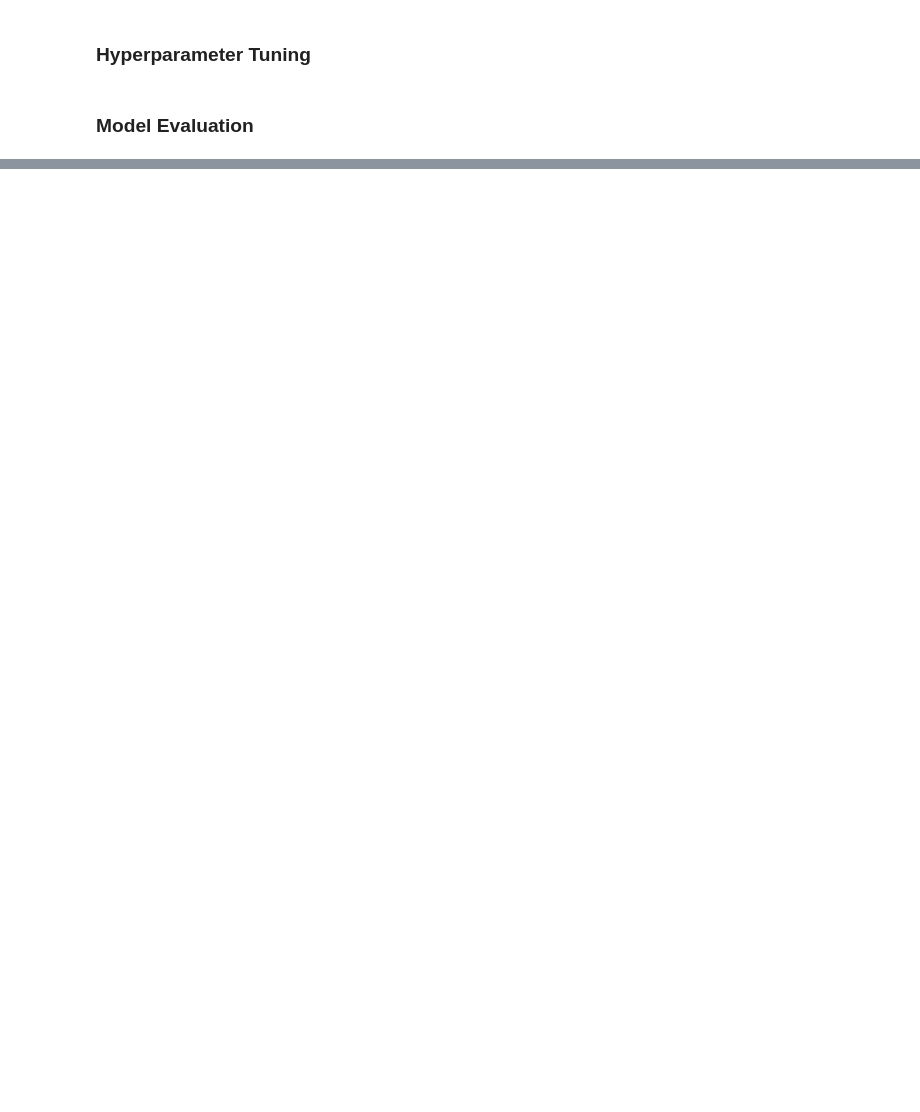
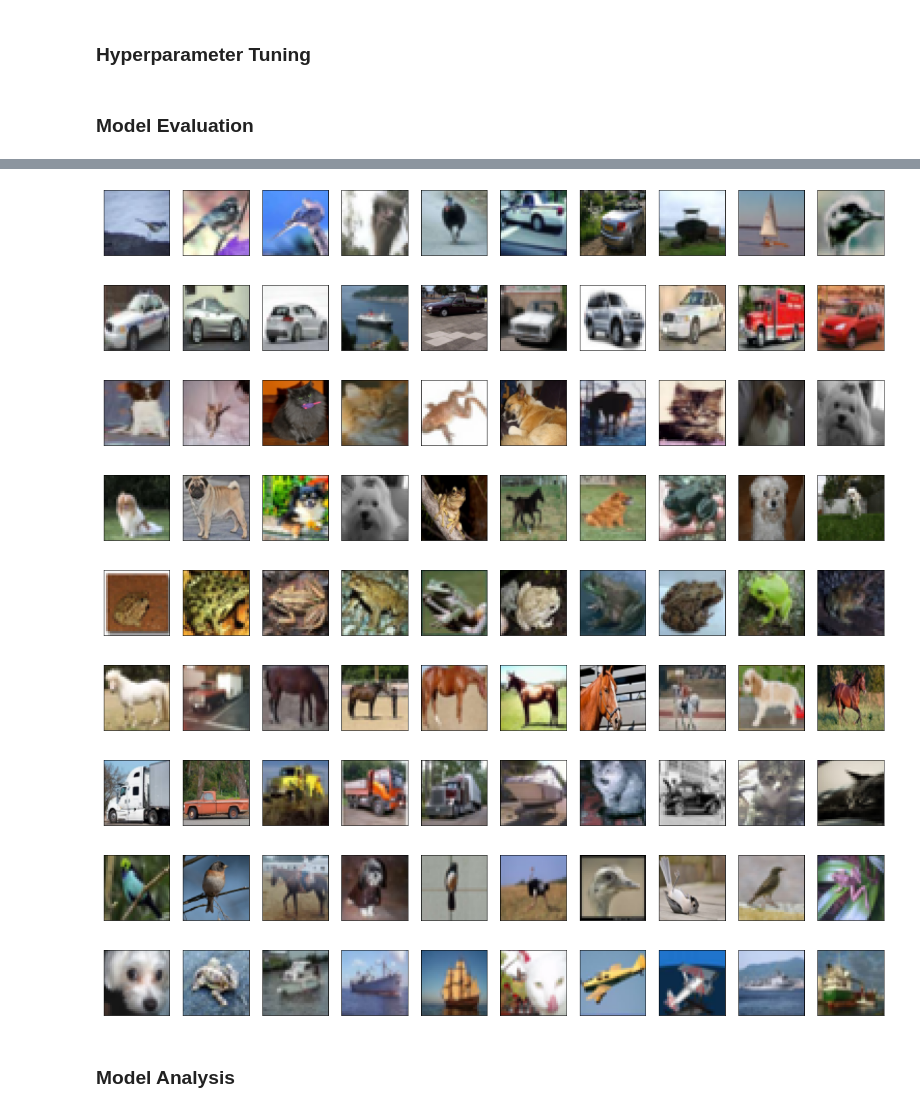
Before and after one commit to rish-16/cs4243-project, a Jupyter notebook: refactoring.ipynb, the cells around one changed output, grey strips where cells are left out. Saved outputs shown, nothing was run; the diff lists cells and outputs as text; code cells hidden in the pictures; blank space fills up the shorter version.

```diff
--- a/refactoring.ipynb
+++ b/refactoring.ipynb
@@ -122,0 +169,18 @@ Loaded model from: mlp_trained/14_model2.pt
+# %%
+analyse_errors(RealMLP(64*64*3, 512, 9, dropout=0.2),
+               "mlp_trained/14_model2.pt",
+               RealDataset(train=False),
+               classes,
+               n=10)
+# %% [output]
+[figure, added]
+[figure, added]
+[figure, added]
+[figure, added]
+[figure, added]
+[figure, added]
+[figure, added]
+[figure, added]
+[figure, added]
+# %% [markdown]
+### Model Analysis
```
Also changed, not shown: parts of 13 cells of this notebook, 6 other files.
